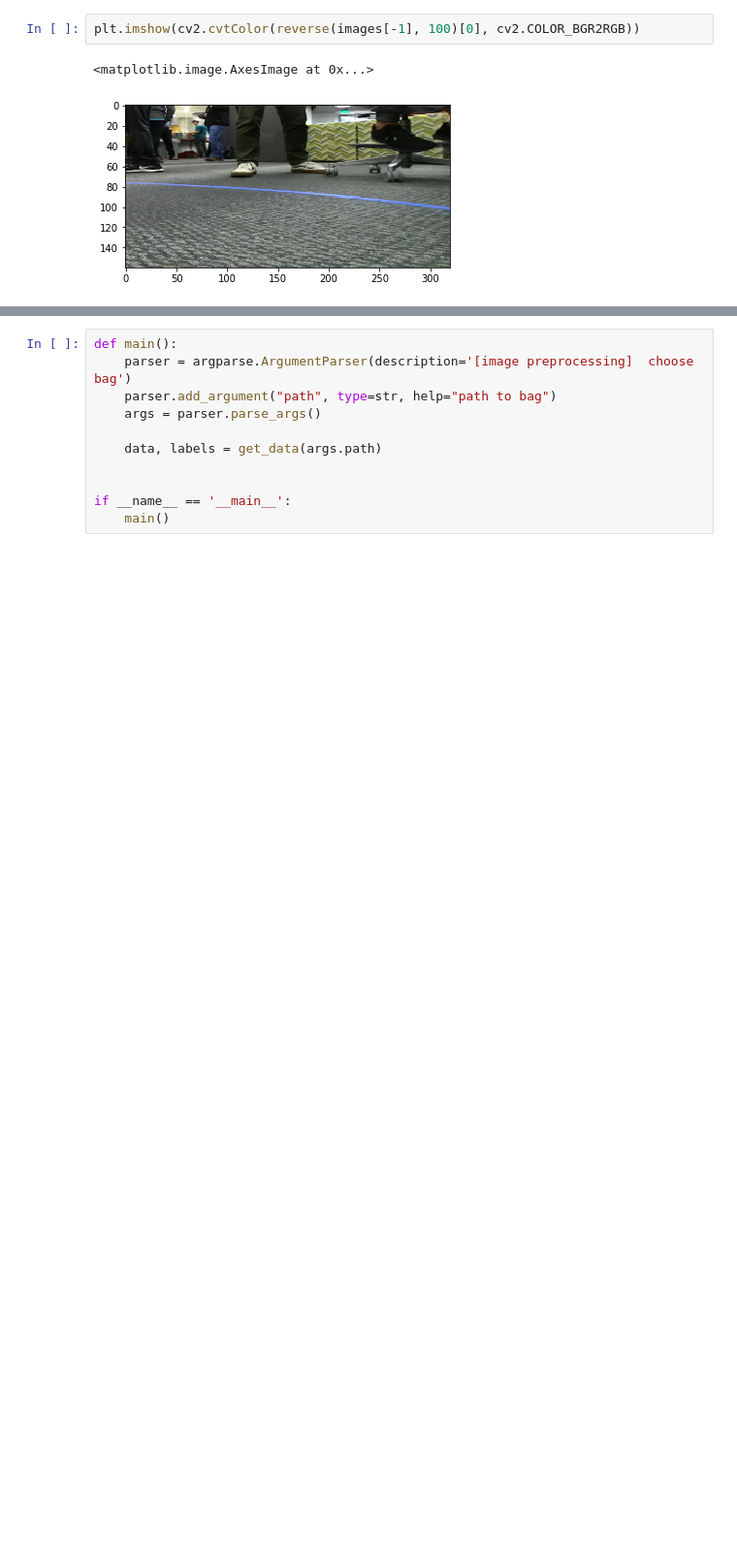
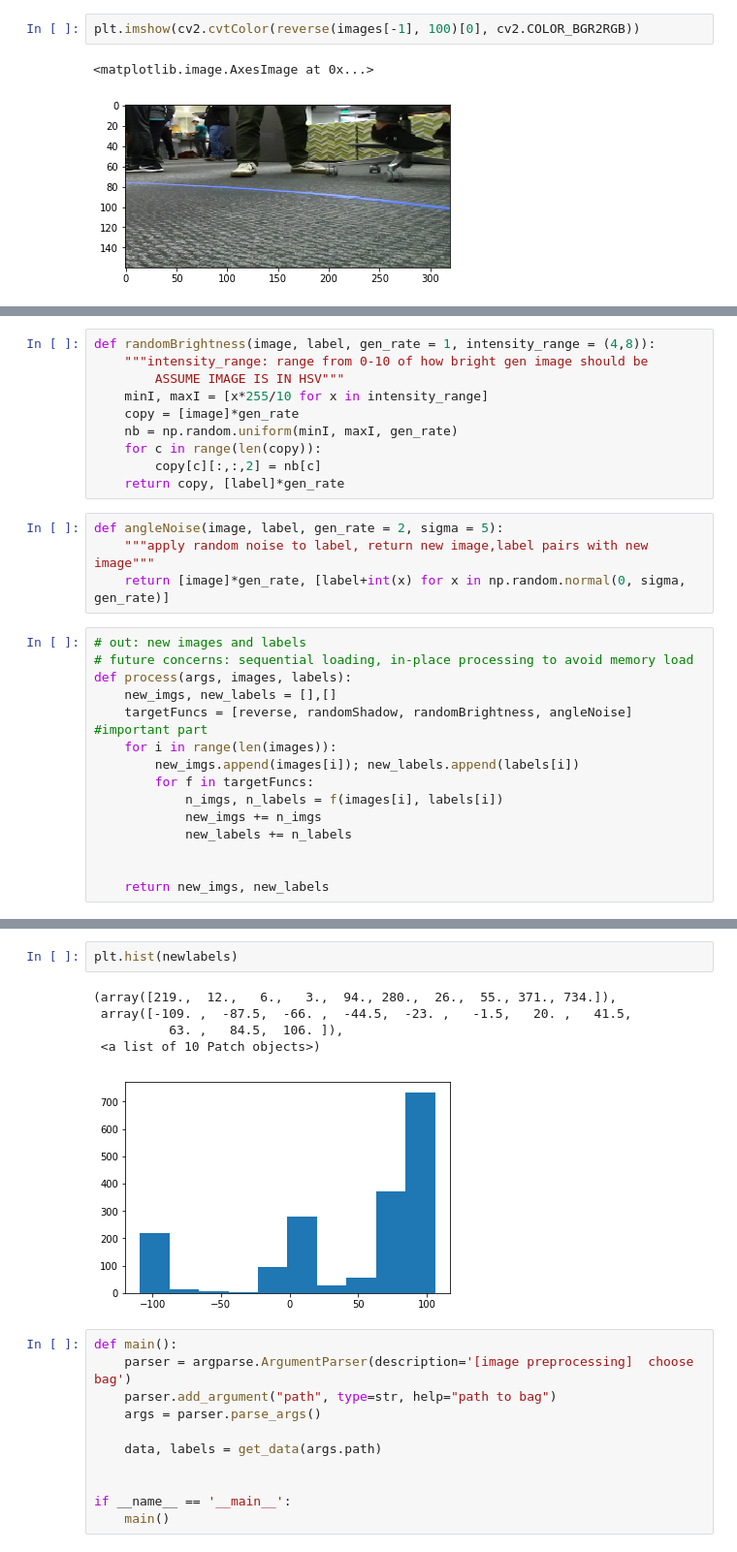
Before and after one commit to WizErnest/vugc1, a Jupyter notebook: vugc1_control/src/behavioral-cloning/preprocessing_nb.ipynb, the cells around one changed output, grey strips where cells are left out. Shown at 97% size. Drawn from its saved outputs; the diff is of its cells as text; blank space fills up the shorter version.

Commit message:
update preprcssing funcs

```diff
--- a/vugc1_control/src/behavioral-cloning/preprocessing_nb.ipynb
+++ b/vugc1_control/src/behavioral-cloning/preprocessing_nb.ipynb
@@ -118,0 +131,29 @@ plt.imshow(cv2.cvtColor(reverse(images[-1], 100)[0], cv2.COLOR_BGR2RGB))
+# %%
+def randomBrightness(image, label, gen_rate = 1, intensity_range = (4,8)):
+    """intensity_range: range from 0-10 of how bright gen image should be
+        ASSUME IMAGE IS IN HSV"""
+    minI, maxI = [x*255/10 for x in intensity_range]
+    copy = [image]*gen_rate
+    nb = np.random.uniform(minI, maxI, gen_rate)
+    for c in range(len(copy)):
+        copy[c][:,:,2] = nb[c]
+    return copy, [label]*gen_rate
+# %%
+def angleNoise(image, label, gen_rate = 2, sigma = 5):
+    """apply random noise to label, return new image,label pairs with new image"""
+    return [image]*gen_rate, [label+int(x) for x in np.random.normal(0, sigma, gen_rate)]
+# %%
+# out: new images and labels
+# future concerns: sequential loading, in-place processing to avoid memory load
+def process(args, images, labels):
+    new_imgs, new_labels = [],[]
+    targetFuncs = [reverse, randomShadow, randomBrightness, angleNoise] #important part
+    for i in range(len(images)):
+        new_imgs.append(images[i]); new_labels.append(labels[i])
+        for f in targetFuncs:
+            n_imgs, n_labels = f(images[i], labels[i])
+            new_imgs += n_imgs
+            new_labels += n_labels
+
+
+    return new_imgs, new_labels
@@ -119,3 +173,11 @@ plt.imshow(cv2.cvtColor(reverse(images[-1], 100)[0], cv2.COLOR_BGR2RGB))
+# %%
+plt.hist(newlabels)
+# %% [output]
+(array([219.,  12.,   6.,   3.,  94., 280.,  26.,  55., 371., 734.]),
+ array([-109. ,  -87.5,  -66. ,  -44.5,  -23. ,   -1.5,   20. ,   41.5,
+          63. ,   84.5,  106. ]),
+ <a list of 10 Patch objects>)
+[figure, added]
 # %%
 def main():
     parser = argparse.ArgumentParser(description='[image preprocessing]  choose bag')
```
Also changed, not shown: parts of 11 cells of this notebook.
